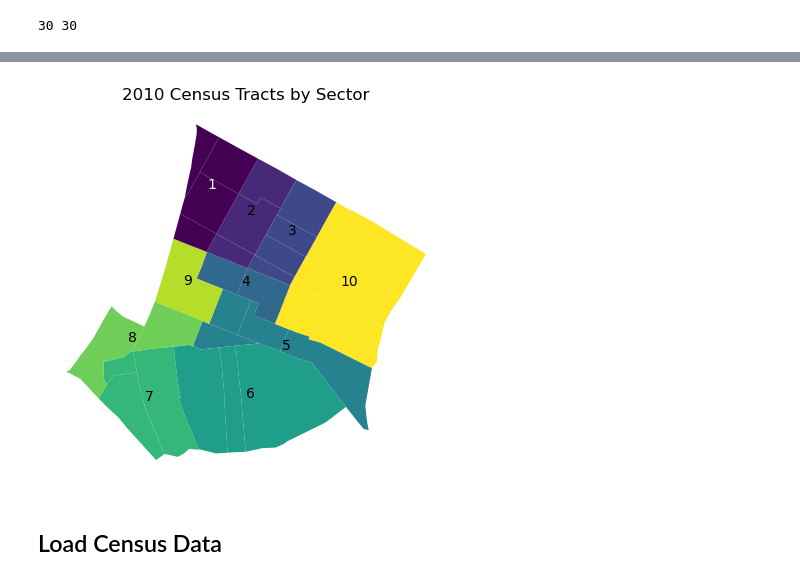
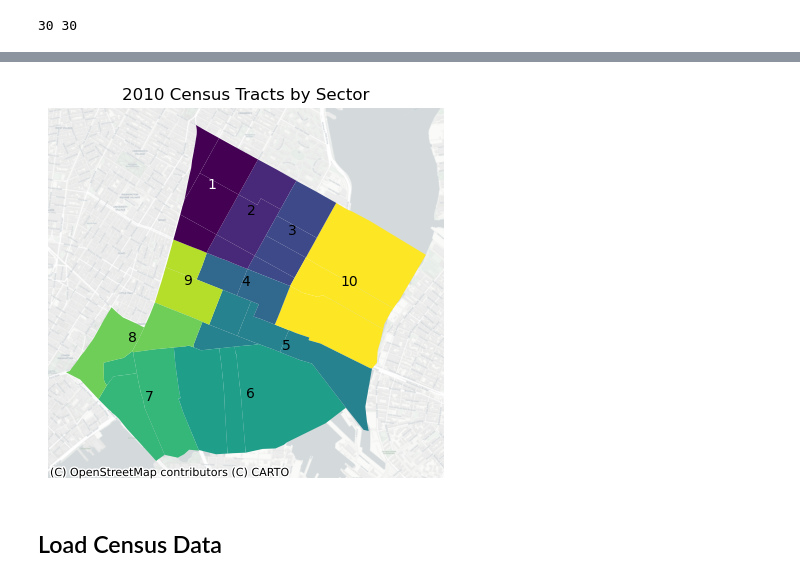
Before and after one commit to jennahgosciak/cb3-census-data, a Jupyter notebook: 00_load_census_data.ipynb, the cells around one changed output, grey strips where cells are left out. Cells and saved outputs as stored; diff of their text form; code cells hidden in the pictures.

```diff
--- a/00_load_census_data.ipynb
+++ b/00_load_census_data.ipynb
@@ -117,15 +142,17 @@ See the caveats in the documentation: https://pandas.pydata.org/pandas-docs/stab
 # %%
 # create sector map
 cb3_gdf = cb3_gdf.to_crs(2263)
-cb3_gdf_diss = cb3_gdf.dissolve(by='sectors').to_crs(2263).reset_index()
-cb3_gdf_diss['coords'] = cb3_gdf_diss['geometry'].centroid.apply(lambda x: x.coords[0])
-ax = cb3_gdf.plot(column='sectors')
+cb3_gdf_diss = cb3_gdf.dissolve(by="sectors").to_crs(2263).reset_index()
+cb3_gdf_diss["coords"] = cb3_gdf_diss["geometry"].centroid.apply(lambda x: x.coords[0])
+ax = cb3_gdf.plot(column="sectors", alpha=0.7)
 for idx, row in cb3_gdf_diss.iterrows():
-    color='black'
-    if row['sectors']==1:
-        color='white'
-    plt.annotate(text=row['sectors'], xy=row['coords'],
-                 horizontalalignment='center', color=color)
-plt.title('2020 Census Tracts by Sector')
+    color = "black"
+    if row["sectors"] == 1:
+        color = "white"
+    plt.annotate(
+        text=row["sectors"], xy=row["coords"], horizontalalignment="center", color=color
+    )
+cx.add_basemap(ax, zoom=16, crs=cb3_gdf_diss.crs, source=cx.providers.CartoDB.Positron)
+plt.title("2020 Census Tracts by Sector")
 ax.set_axis_off();
 # %% [output]
@@ -133,19 +160,23 @@ ax.set_axis_off();
 # %%
 # create sector map
 cb3_gdf_2010 = cb3_gdf_2010.to_crs(2263)
-cb3_gdf_2010_diss = cb3_gdf_2010.dissolve(by='sectors').reset_index()
-cb3_gdf_2010_diss['coords'] = cb3_gdf_2010_diss['geometry'].centroid.apply(lambda x: x.coords[0])
-ax = cb3_gdf_2010.plot(column='sectors')
+cb3_gdf_2010_diss = cb3_gdf_2010.dissolve(by="sectors").reset_index()
+cb3_gdf_2010_diss["coords"] = cb3_gdf_2010_diss["geometry"].centroid.apply(
+    lambda x: x.coords[0]
+)
+ax = cb3_gdf_2010.plot(column="sectors")
 for idx, row in cb3_gdf_2010_diss.iterrows():
-    color='black'
-    if row['sectors']==1:
-        color='white'
-    plt.annotate(text=row['sectors'], xy=row['coords'],
-                 horizontalalignment='center', color=color)
-plt.title('2010 Census Tracts by Sector')
+    color = "black"
+    if row["sectors"] == 1:
+        color = "white"
+    plt.annotate(
+        text=row["sectors"], xy=row["coords"], horizontalalignment="center", color=color
+    )
+cx.add_basemap(ax, zoom=16, crs=cb3_gdf_diss.crs, source=cx.providers.CartoDB.Positron)
+plt.title("2010 Census Tracts by Sector")
 ax.set_axis_off();
 # %% [output]
-[figure, old version]
+[figure, new version]
 # %% [markdown]
 ## Load Census Data
 # %%
```
Also changed, not shown: parts of 46 cells of this notebook, 1 other file.
